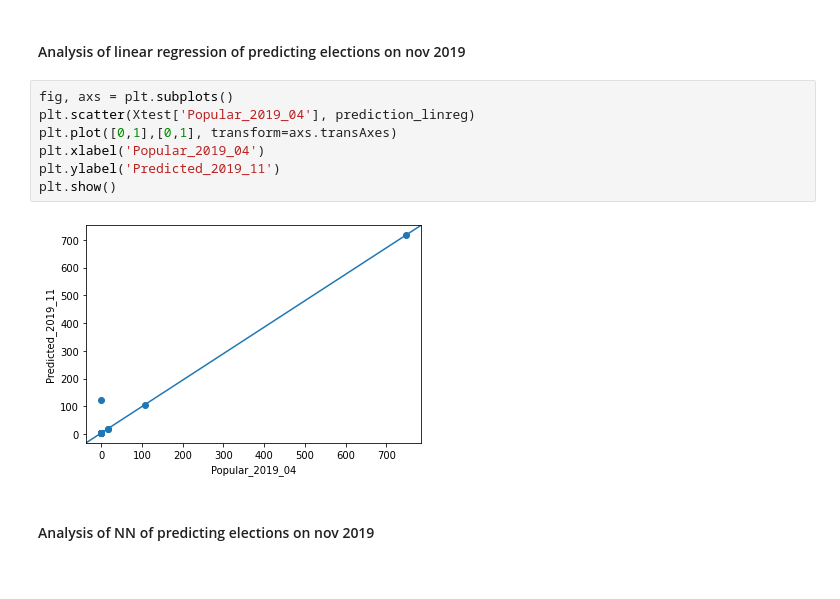
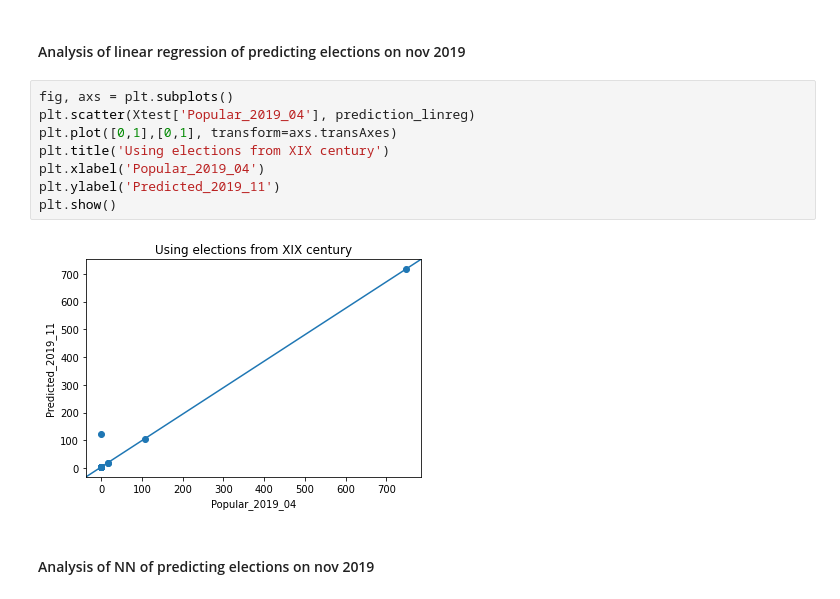
Before and after one commit to Rafael-Bardisa/Visual-Analytics-Final-Project, a Jupyter notebook: first_data_inspection.ipynb, the cells around one changed output. Drawn from its saved outputs; the diff is of its cells as text.

```diff
--- a/first_data_inspection.ipynb
+++ b/first_data_inspection.ipynb
@@ -324,12 +325,13 @@ mse_results
 # %%
 fig, axs = plt.subplots()
 plt.scatter(Xtest['Popular_2019_04'], prediction_linreg)
 plt.plot([0,1],[0,1], transform=axs.transAxes)
+plt.title('Using elections from XIX century')
 plt.xlabel('Popular_2019_04')
 plt.ylabel('Predicted_2019_11')
 plt.show()
 # %% [output]
-[figure, old version]
+[figure, new version]
 # %% [markdown]
 #### Analysis of NN of predicting elections on nov 2019
 # %%
```
Also changed, not shown: parts of 5 cells of this notebook, 2 other files.
